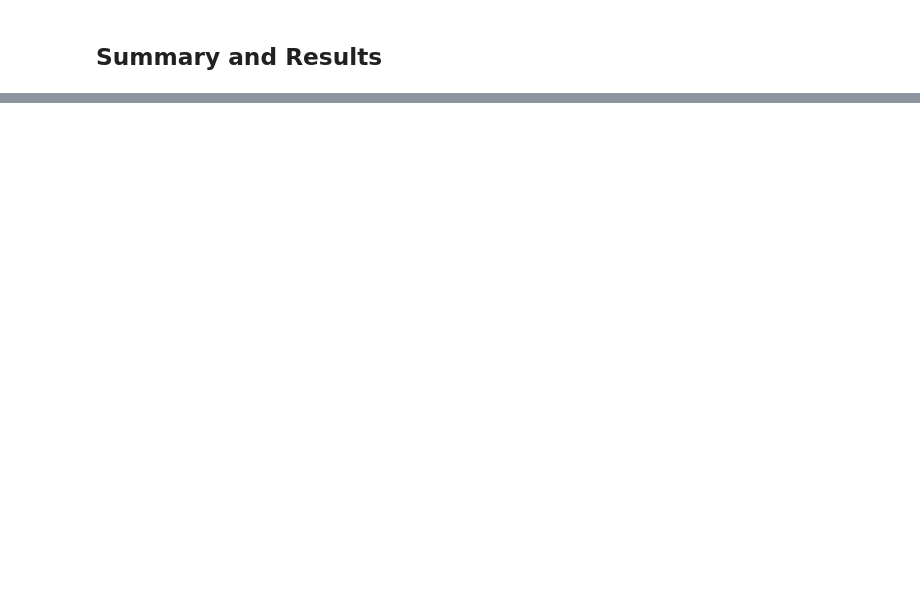
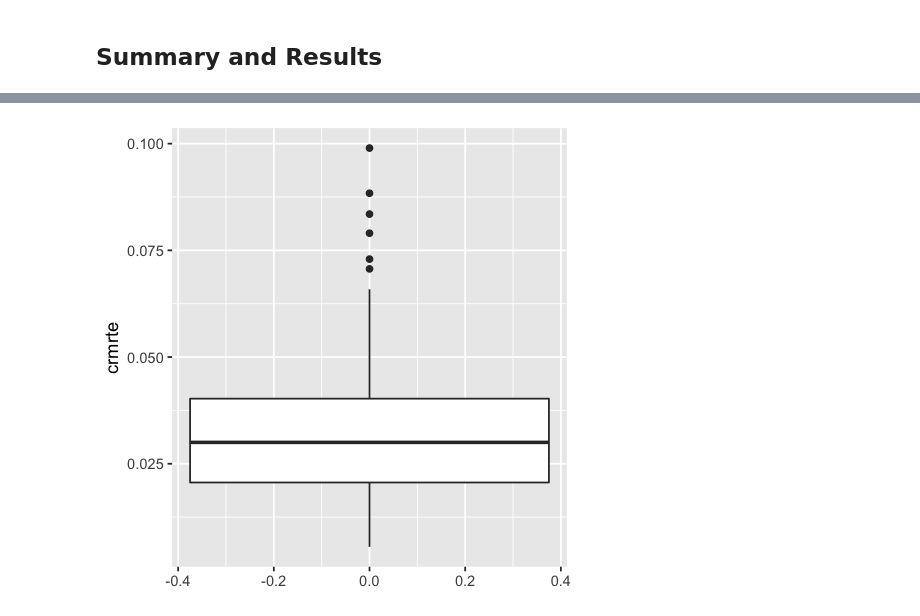
Before and after one commit to kevin-hartman/MIDS_W203_5_Lab3, a Jupyter notebook: Crime_EDA.ipynb, the cells around one changed output, grey strips where cells are left out. Cells and saved outputs as stored; diff of their text form; code cells hidden in the pictures; blank space fills up the shorter version.

```diff
--- a/Crime_EDA.ipynb
+++ b/Crime_EDA.ipynb
@@ -370,0 +392,3 @@ dfCrime$logcrmrte = log10(dfCrime$crmrte)
+# %%
+dfCrime$allWages<-dfCrime$wcon + dfCrime$wtuc + dfCrime$wtrd + dfCrime$wfir +
+    dfCrime$wser + dfCrime$wmfg + dfCrime$wfed + dfCrime$wsta + dfCrime$wloc
@@ -370,0 +399,2 @@ dfCrime$logcrmrte = log10(dfCrime$crmrte)
+# %%
+dfCrime$crimJustEff<-dfCrime$prbarr * dfCrime$prbconv
@@ -371,3 +403,5 @@ dfCrime$logcrmrte = log10(dfCrime$crmrte)
+# %%
+dfCrime$logcrimJustEff<-log10(dfCrime$crimJustEff)
 # %%
 #In case we want these later...
 #dfCrime$logpctymle <- log10(dfCrime$pctymle)
@@ -380,0 +417,6 @@ Commentary on the data. What we believe is operationalized. What we understand a
+# %%
+options(repr.plot.width=4, repr.plot.height=4)
+ggplot(data = dfCrime, aes(y = crmrte)) +
+      geom_boxplot()
+# %% [output]
+[figure, added]
```
Also changed, not shown: parts of 9 cells of this notebook.
